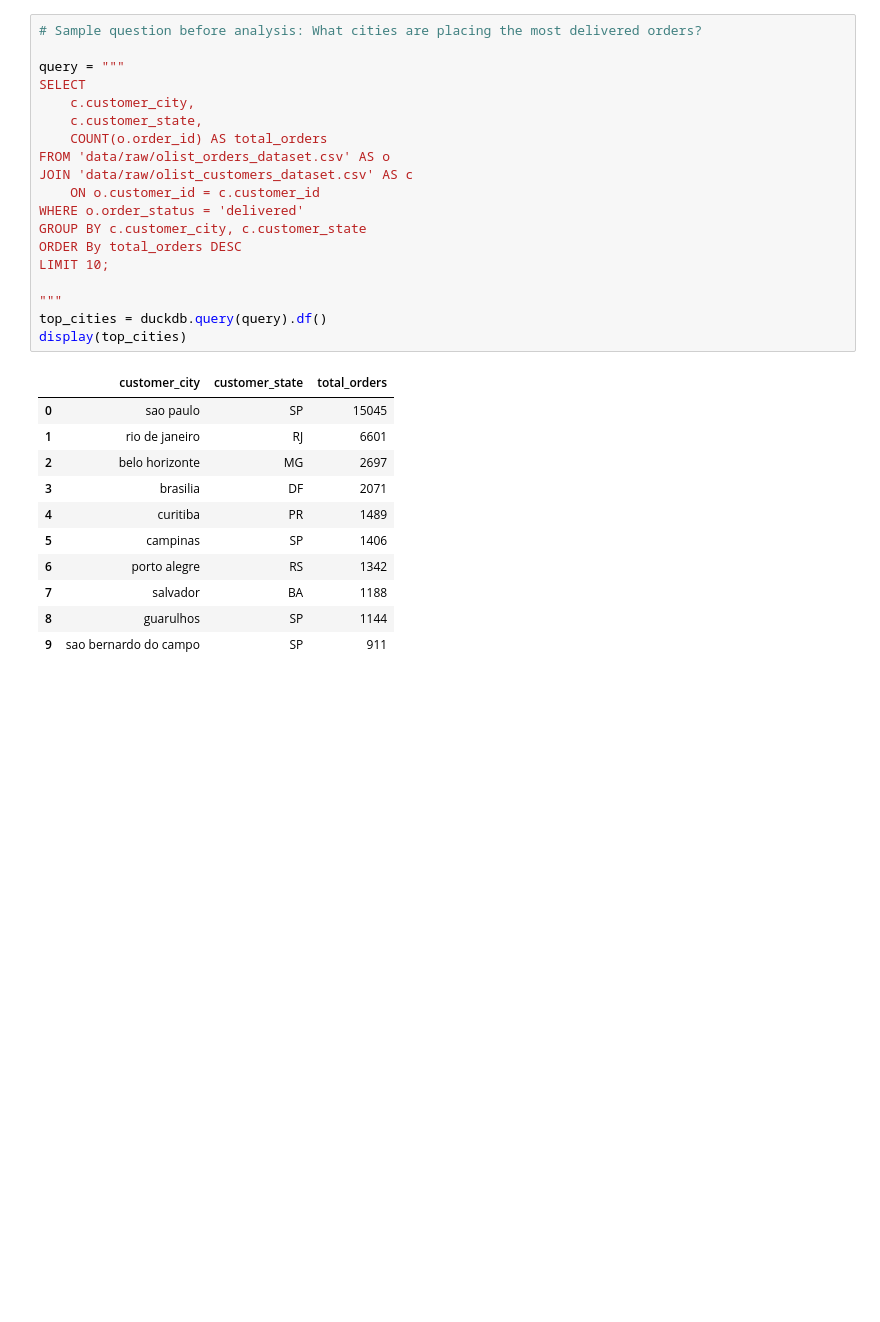
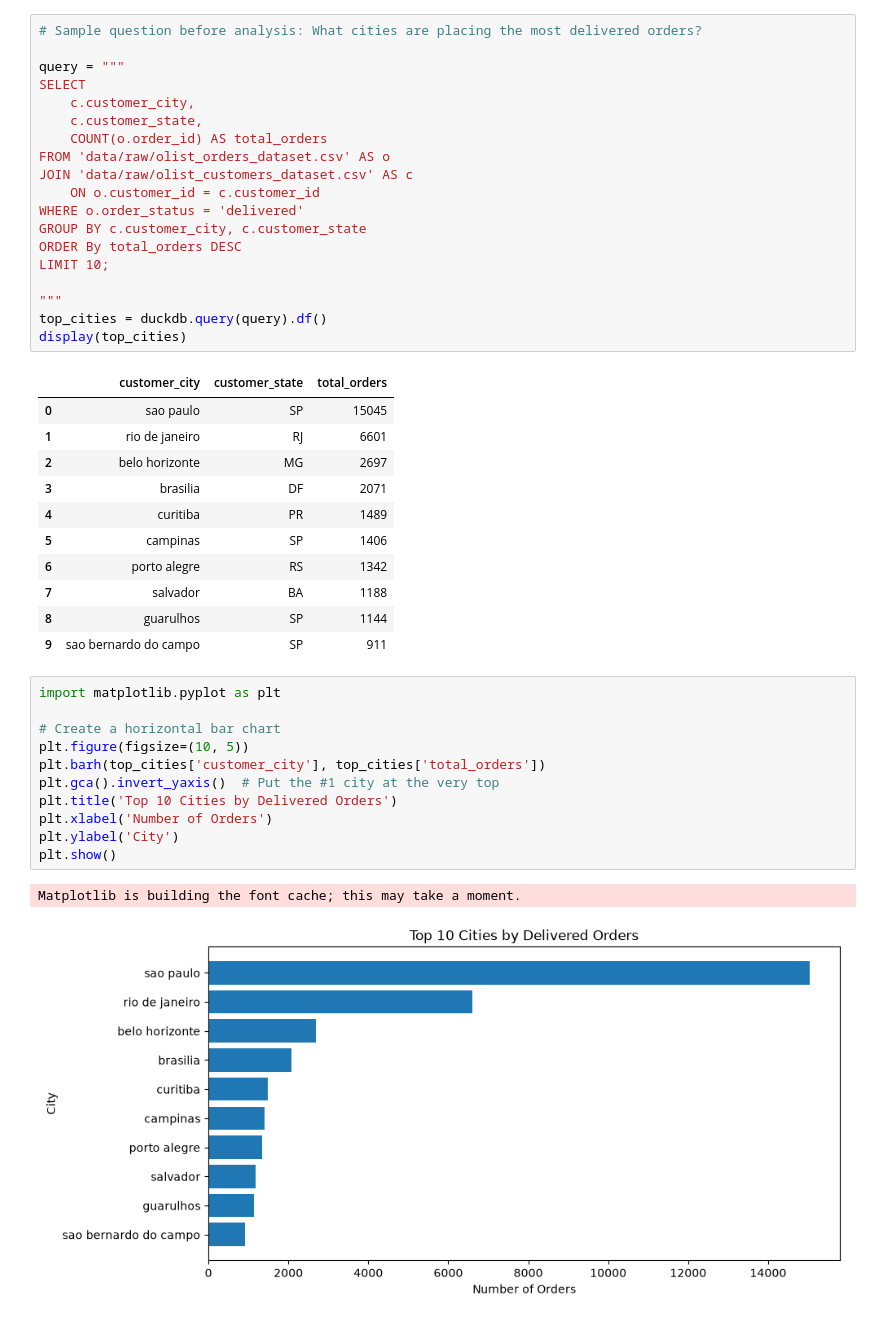
Before and after one commit to AnsonWhale/ecommerce-data-analysis, a Jupyter notebook: analysis.ipynb, the cells around one changed output. Cells and saved outputs as stored; diff of their text form; blank space fills up the shorter version.

Commit message:
Made some preliminary analysis
Graphs

```diff
--- a/analysis.ipynb
+++ b/analysis.ipynb
@@ -49,3 +49,17 @@ display(top_cities)
 | 7 | salvador | BA | 1188 |
 | 8 | guarulhos | SP | 1144 |
 | 9 | sao bernardo do campo | SP | 911 |
+# %%
+import matplotlib.pyplot as plt
+
+# Create a horizontal bar chart
+plt.figure(figsize=(10, 5))
+plt.barh(top_cities['customer_city'], top_cities['total_orders'])
+plt.gca().invert_yaxis()  # Put the #1 city at the very top
+plt.title('Top 10 Cities by Delivered Orders')
+plt.xlabel('Number of Orders')
+plt.ylabel('City')
+plt.show()
+# %% [output]
+Matplotlib is building the font cache; this may take a moment.
+[figure, added]
```
Also changed, not shown: parts of 2 cells of this notebook, 1 other file.
